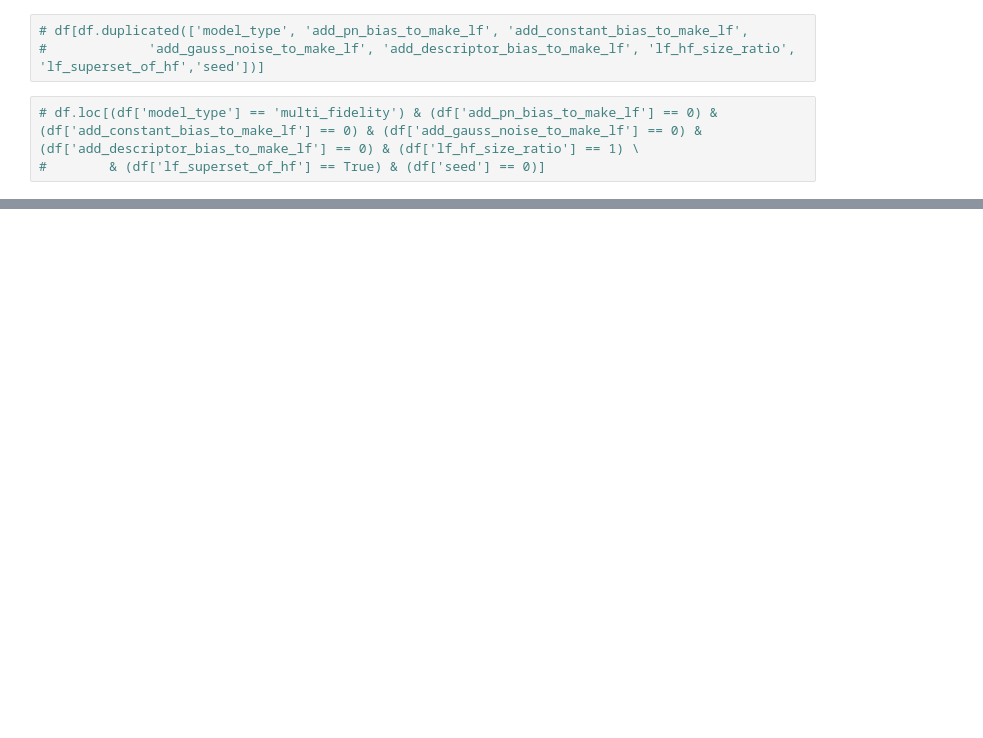
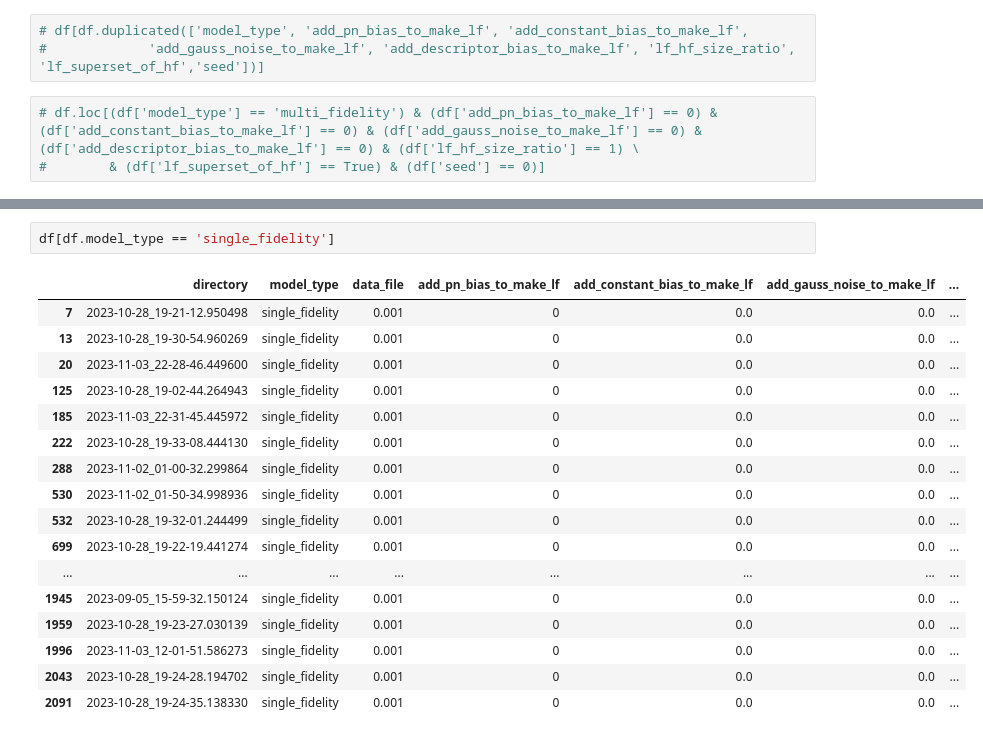
Before and after one commit to sourcery-ai-experiments/chemprop, a Jupyter notebook: multifidelity_results_analysis.ipynb, the cells around one changed output, grey strips where cells are left out. Drawn from its saved outputs; the diff is of its cells as text; blank space fills up the shorter version.

```diff
--- a/multifidelity_results_analysis.ipynb
+++ b/multifidelity_results_analysis.ipynb
@@ -121,3 +143,23 @@ Name: count, dtype: int64
+# %%
+df[df.model_type == 'single_fidelity']
+# %% [output]
+|  | directory | model_type | data_file | add_pn_bias_to_make_lf | add_constant_bias_to_make_lf | add_gauss_noise_to_make_lf | ... |
+| 7 | 2023-10-28_19-21-12.950498 | single_fidelity | 0.001 | 0 | 0.0 | 0.0 | ... |
+| 13 | 2023-10-28_19-30-54.960269 | single_fidelity | 0.001 | 0 | 0.0 | 0.0 | ... |
+| 20 | 2023-11-03_22-28-46.449600 | single_fidelity | 0.001 | 0 | 0.0 | 0.0 | ... |
+| 125 | 2023-10-28_19-02-44.264943 | single_fidelity | 0.001 | 0 | 0.0 | 0.0 | ... |
+| 185 | 2023-11-03_22-31-45.445972 | single_fidelity | 0.001 | 0 | 0.0 | 0.0 | ... |
+| 222 | 2023-10-28_19-33-08.444130 | single_fidelity | 0.001 | 0 | 0.0 | 0.0 | ... |
+| 288 | 2023-11-02_01-00-32.299864 | single_fidelity | 0.001 | 0 | 0.0 | 0.0 | ... |
+| 530 | 2023-11-02_01-50-34.998936 | single_fidelity | 0.001 | 0 | 0.0 | 0.0 | ... |
+| 532 | 2023-10-28_19-32-01.244499 | single_fidelity | 0.001 | 0 | 0.0 | 0.0 | ... |
+| 699 | 2023-10-28_19-22-19.441274 | single_fidelity | 0.001 | 0 | 0.0 | 0.0 | ... |
+| ... | ... | ... | ... | ... | ... | ... | ... |
+| 1945 | 2023-09-05_15-59-32.150124 | single_fidelity | 0.001 | 0 | 0.0 | 0.0 | ... |
+| 1959 | 2023-10-28_19-23-27.030139 | single_fidelity | 0.001 | 0 | 0.0 | 0.0 | ... |
+| 1996 | 2023-11-03_12-01-51.586273 | single_fidelity | 0.001 | 0 | 0.0 | 0.0 | ... |
+| 2043 | 2023-10-28_19-24-28.194702 | single_fidelity | 0.001 | 0 | 0.0 | 0.0 | ... |
+| 2091 | 2023-10-28_19-24-35.138330 | single_fidelity | 0.001 | 0 | 0.0 | 0.0 | ... |
 # %%
 df_mean[df_mean.model_type == 'single_fidelity']
 # %% [output]
```
Also changed, not shown: parts of 9 cells of this notebook, 3 other files.
